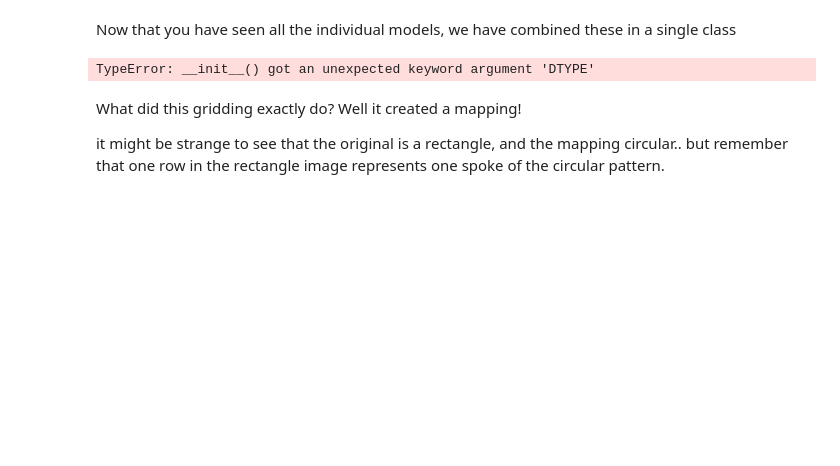
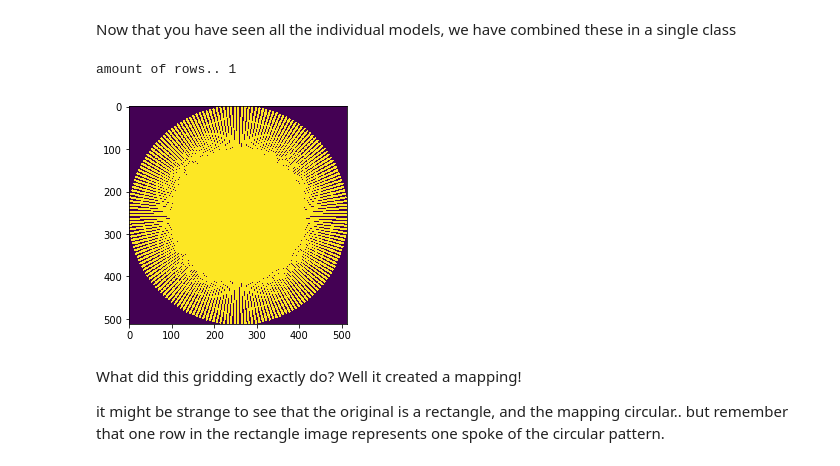
Before and after one commit to ISMRM/rrsg_challenge_01, a Jupyter notebook: python/rrsg_cgreco/step_by_step_recon.ipynb, the cells around one changed output. Cells and saved outputs as stored; diff of their text form; code cells hidden in the pictures; blank space fills up the shorter version.

```diff
--- a/python/rrsg_cgreco/step_by_step_recon.ipynb
+++ b/python/rrsg_cgreco/step_by_step_recon.ipynb
@@ -139,20 +194,19 @@ plt.imshow(deapodization);
 Now that you have seen all the individual models, we have combined these in a single class
 # %%
 # This creates a NUFFT object
-import importlib
-importlib.reload(linop)
 # TODO make a check for which dimensions the trajectory variable should have
-NUFFT = linop.NUFFT(par, trajectory, DTYPE=DTYPE, DTYPE_real=DTYPE_real)
+NUFFT = linop.NUFFT(parameter["Data"], parameter["FFT"], trajectory)
 
 # TODO make clear which dimensions to use!
-ogkspace, grid_point_mapping = NUFFT._grid_lut(rawdata[None, :, None], return_mapping=True)
+ogkspace, grid_point_mapping = NUFFT._grid_lut(rawdata, return_mapping=True)
 
 # To REALLY see how this mapping happened, check out this graph
 # Here you see every point that is not equal to zero. We started with an intiialzied matrix of only zeros..
 # So that means that you now see where the data has been.
-plot_sequence((np.abs(ogkspace[0, 0:1, 0]) != 0).astype(int));
+plot_sequence((np.abs(ogkspace[0:1]) != 0).astype(int));
 # %% [output]
-TypeError: __init__() got an unexpected keyword argument 'DTYPE'
+amount of rows.. 1
+[figure, added]
 # %% [markdown]
 What did this gridding exactly do? Well it created a mapping!
 
```
Also changed, not shown: parts of 20 cells of this notebook, 2 other files.
